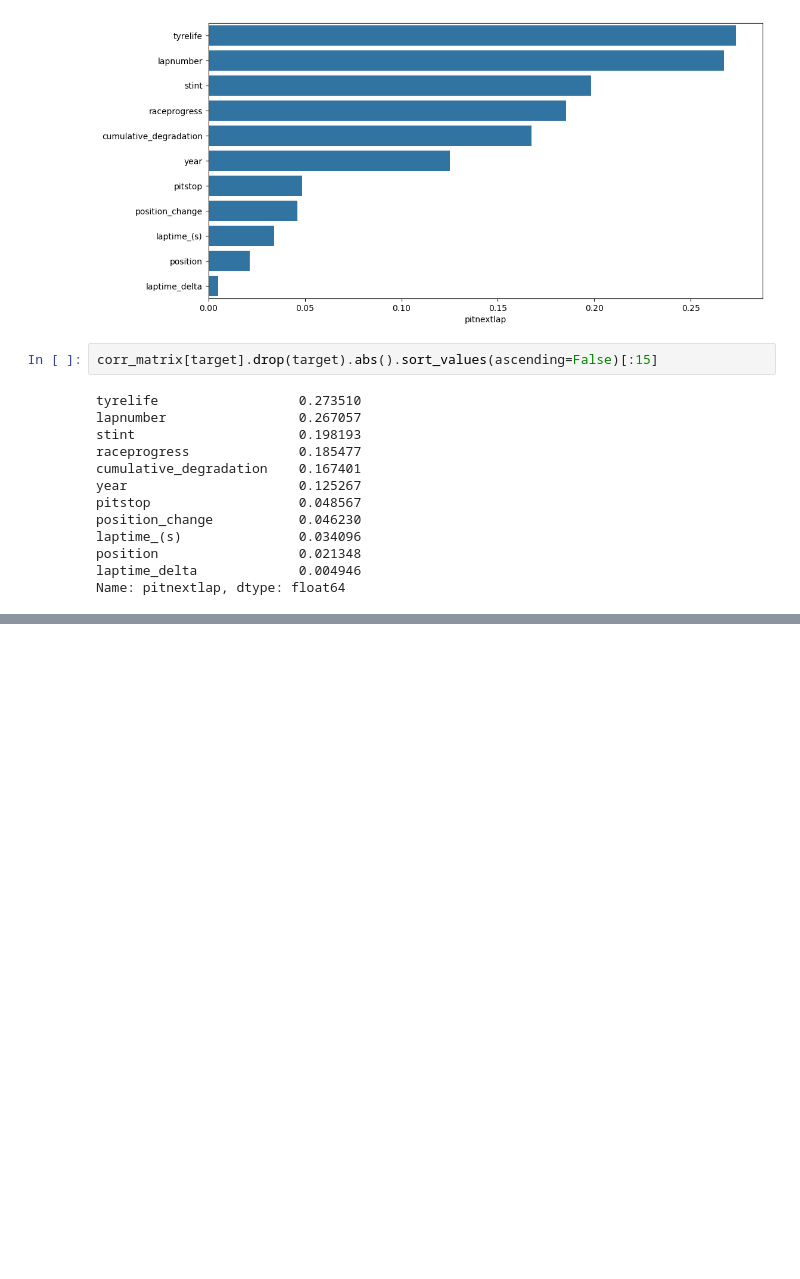
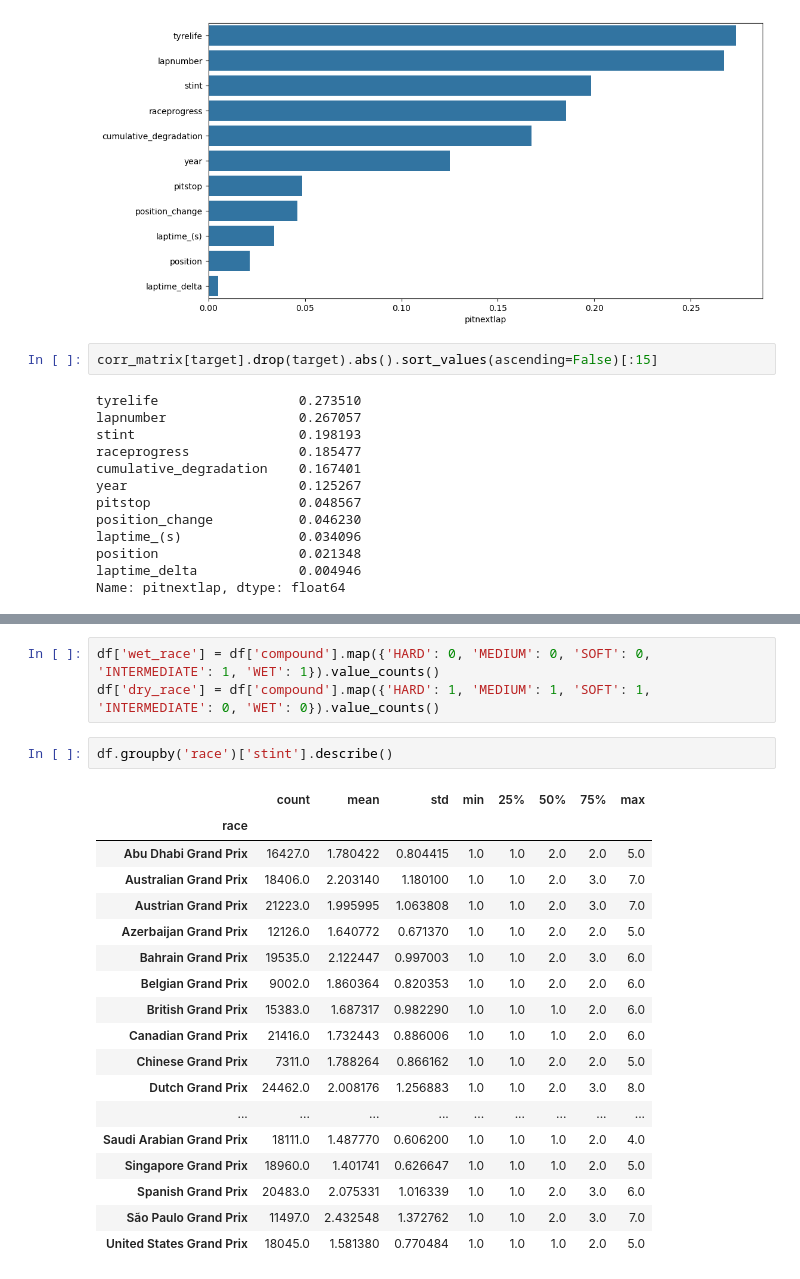
Before and after one commit to mcotton/playground-series-s6e05, a Jupyter notebook: EDA.ipynb, the cells around one changed output, grey strips where cells are left out. Drawn from its saved outputs; the diff is of its cells as text; blank space fills up the shorter version.

```diff
--- a/EDA.ipynb
+++ b/EDA.ipynb
@@ -398,0 +379,24 @@ train_df.columns.to_list(), orig_df.columns.to_list()
+# %%
+df['wet_race'] = df['compound'].map({'HARD': 0, 'MEDIUM': 0, 'SOFT': 0, 'INTERMEDIATE': 1, 'WET': 1}).value_counts()
+df['dry_race'] = df['compound'].map({'HARD': 1, 'MEDIUM': 1, 'SOFT': 1, 'INTERMEDIATE': 0, 'WET': 0}).value_counts()
+# %%
+df.groupby('race')['stint'].describe()
+# %% [output]
+|  | count | mean | std | min | 25% | 50% | 75% | max |
+| race |  |  |  |  |  |  |  |  |
+| Abu Dhabi Grand Prix | 16427.0 | 1.780422 | 0.804415 | 1.0 | 1.0 | 2.0 | 2.0 | 5.0 |
+| Australian Grand Prix | 18406.0 | 2.203140 | 1.180100 | 1.0 | 1.0 | 2.0 | 3.0 | 7.0 |
+| Austrian Grand Prix | 21223.0 | 1.995995 | 1.063808 | 1.0 | 1.0 | 2.0 | 3.0 | 7.0 |
+| Azerbaijan Grand Prix | 12126.0 | 1.640772 | 0.671370 | 1.0 | 1.0 | 2.0 | 2.0 | 5.0 |
+| Bahrain Grand Prix | 19535.0 | 2.122447 | 0.997003 | 1.0 | 1.0 | 2.0 | 3.0 | 6.0 |
+| Belgian Grand Prix | 9002.0 | 1.860364 | 0.820353 | 1.0 | 1.0 | 2.0 | 2.0 | 6.0 |
+| British Grand Prix | 15383.0 | 1.687317 | 0.982290 | 1.0 | 1.0 | 1.0 | 2.0 | 6.0 |
+| Canadian Grand Prix | 21416.0 | 1.732443 | 0.886006 | 1.0 | 1.0 | 1.0 | 2.0 | 6.0 |
+| Chinese Grand Prix | 7311.0 | 1.788264 | 0.866162 | 1.0 | 1.0 | 2.0 | 2.0 | 5.0 |
+| Dutch Grand Prix | 24462.0 | 2.008176 | 1.256883 | 1.0 | 1.0 | 2.0 | 3.0 | 8.0 |
+| ... | ... | ... | ... | ... | ... | ... | ... | ... |
+| Saudi Arabian Grand Prix | 18111.0 | 1.487770 | 0.606200 | 1.0 | 1.0 | 1.0 | 2.0 | 4.0 |
+| Singapore Grand Prix | 18960.0 | 1.401741 | 0.626647 | 1.0 | 1.0 | 1.0 | 2.0 | 5.0 |
+| Spanish Grand Prix | 20483.0 | 2.075331 | 1.016339 | 1.0 | 1.0 | 2.0 | 3.0 | 6.0 |
+| São Paulo Grand Prix | 11497.0 | 2.432548 | 1.372762 | 1.0 | 1.0 | 2.0 | 3.0 | 7.0 |
+| United States Grand Prix | 18045.0 | 1.581380 | 0.770484 | 1.0 | 1.0 | 1.0 | 2.0 | 5.0 |
```
Also changed, not shown: parts of 14 cells of this notebook, 4 other files.
